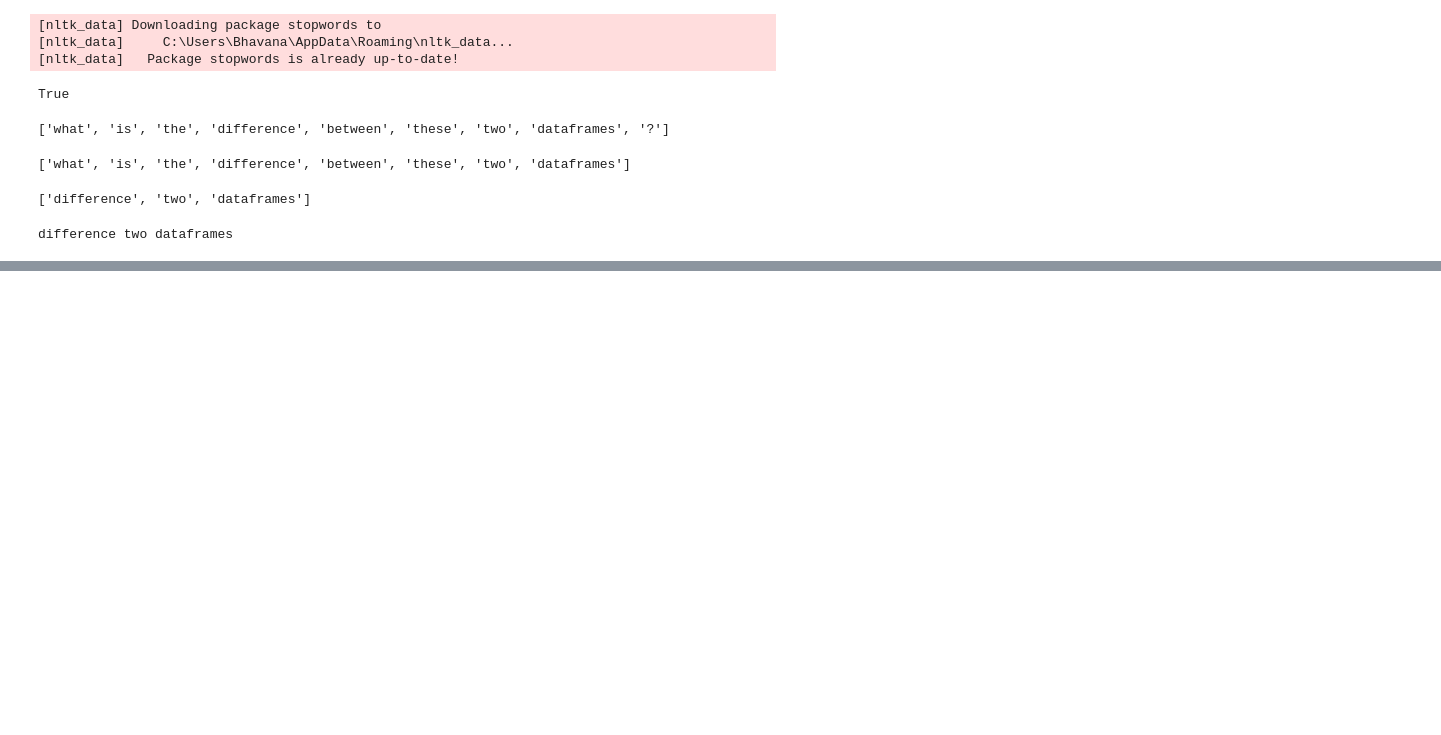
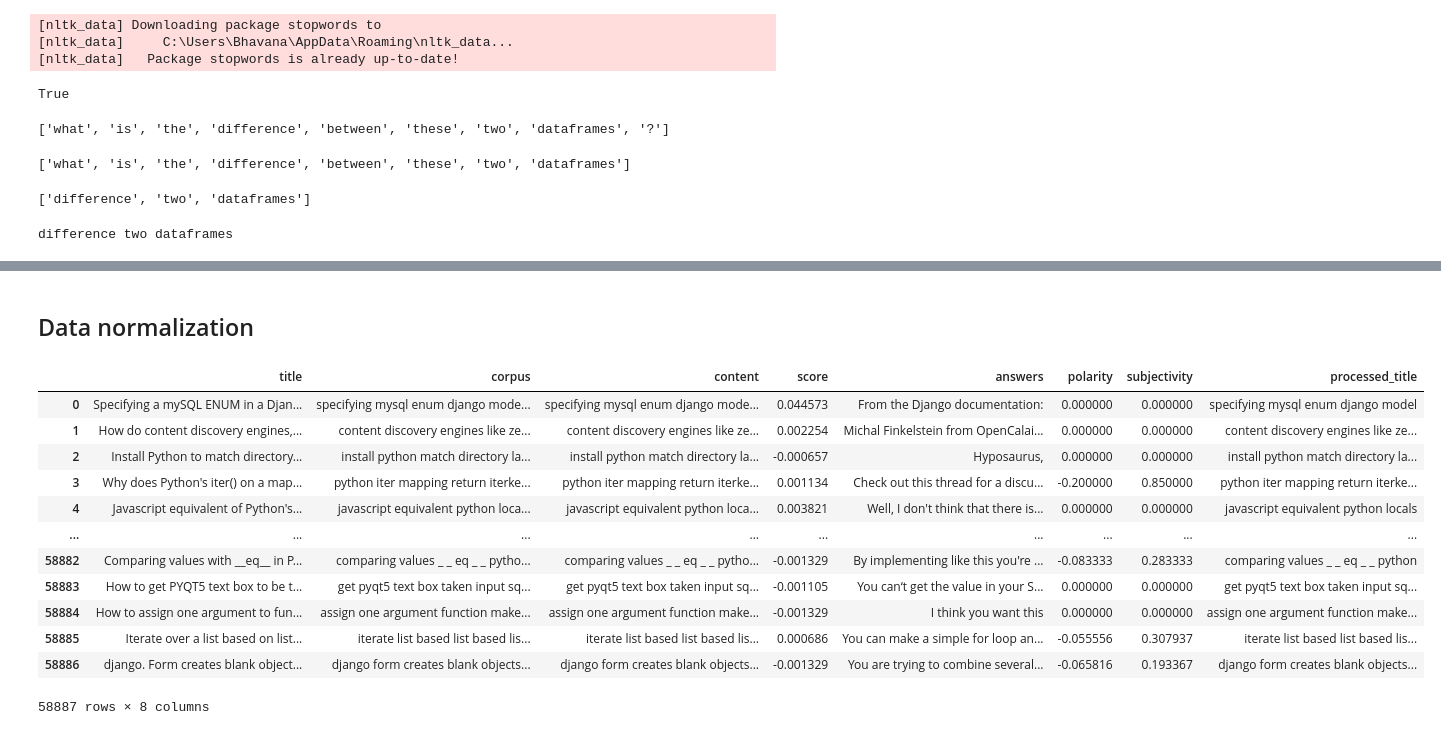
Before and after one commit to cs18b028/Shortify, a Jupyter notebook: process_data.ipynb, the cells around one changed output, grey strips where cells are left out. Saved outputs shown, nothing was run; the diff lists cells and outputs as text; code cells hidden in the pictures; blank space fills up the shorter version.

```diff
--- a/process_data.ipynb
+++ b/process_data.ipynb
@@ -11,6 +11,8 @@ import spacy
 <hr>
 # %%
 en = spacy.load('en_core_web_sm')
+
+#read data
 
 df1 = pd.read_csv('data/original_data1.csv')
 df2 = pd.read_csv('data/original_data2.csv')
@@ -19,6 +21,7 @@ df4 = pd.read_csv('data/original_data4.csv')
 df5 = pd.read_csv('data/original_data5.csv')
 
 df = df1.append([df2, df3, df4, df5]).iloc[:, 1:]
+df.reset_index(inplace=True, drop=True)
 df.head()
 # %% [output]
 |  | id | title | body | tags | answers | score |
@@ -104,0 +119,8 @@ difference two dataframes
+# %%
+aggregations = {
+    'answers' : lambda x : '\n'.join(x),
+    'score' : 'sum'
+}
+
+df_grouped = df.groupby(['id','title','body','tags'], as_index=False).agg(aggregations)
+dfm = pd.DataFrame(df_grouped)
@@ -104,0 +199,13 @@ difference two dataframes
+# %%
+dff = pd.DataFrame({
+    'title' : title_list,
+    'corpus' : corpus_list,
+    'content' : content_list,
+    'tags' : tag_list,
+    'score' : score_list,
+    'answers' : answer_list,
+    'polarity': sentiment_polarity_list,
+    'subjectivity':sentiment_subjectivity_list
+})
+
+dff.to_csv('data/feature_eng_data_model1.csv')
@@ -104,0 +226,32 @@ difference two dataframes
+# %% [markdown]
+##  Data normalization
+# %%
+import spacy
+import pandas as pd
+import numpy as np
+import swifter
+en = spacy.load('en_core_web_sm')
+
+dff.content = dff.content.swifter.apply(lambda x: process_text(x))
+dff.corpus = dff.corpus.swifter.apply(lambda x: process_text(x))
+dff['processed_title'] = dff.title.swifter.apply(lambda x: process_text(x))
+
+dff.score = (dff.score-dff.score.mean())/(dff.score.max()-dff.score.min())
+
+dff.drop(['answers'], axis=1)
+dff.drop(['content'], axis = 1)
+dff.drop(['tags'], axis=1)
+# %% [output]
+|  | title | corpus | content | score | answers | polarity | subjectivity | processed_title |
+| 0 | Specifying a mySQL ENUM in a Djan... | specifying mysql enum django mode... | specifying mysql enum django mode... | 0.044573 | From the Django documentation: | 0.000000 | 0.000000 | specifying mysql enum django model |
+| 1 | How do content discovery engines,... | content discovery engines like ze... | content discovery engines like ze... | 0.002254 | Michal Finkelstein from OpenCalai... | 0.000000 | 0.000000 | content discovery engines like ze... |
+| 2 | Install Python to match directory... | install python match directory la... | install python match directory la... | -0.000657 | Hyposaurus, | 0.000000 | 0.000000 | install python match directory la... |
+| 3 | Why does Python's iter() on a map... | python iter mapping return iterke... | python iter mapping return iterke... | 0.001134 | Check out this thread for a discu... | -0.200000 | 0.850000 | python iter mapping return iterke... |
+| 4 | Javascript equivalent of Python's... | javascript equivalent python loca... | javascript equivalent python loca... | 0.003821 | Well, I don't think that there is... | 0.000000 | 0.000000 | javascript equivalent python locals |
+| ... | ... | ... | ... | ... | ... | ... | ... | ... |
+| 58882 | Comparing values with __eq__ in P... | comparing values _ _ eq _ _ pytho... | comparing values _ _ eq _ _ pytho... | -0.001329 | By implementing like this you're ... | -0.083333 | 0.283333 | comparing values _ _ eq _ _ python |
+| 58883 | How to get PYQT5 text box to be t... | get pyqt5 text box taken input sq... | get pyqt5 text box taken input sq... | -0.001105 | You can‘t get the value in your S... | 0.000000 | 0.000000 | get pyqt5 text box taken input sq... |
+| 58884 | How to assign one argument to fun... | assign one argument function make... | assign one argument function make... | -0.001329 | I think you want this | 0.000000 | 0.000000 | assign one argument function make... |
+| 58885 | Iterate over a list based on list... | iterate list based list based lis... | iterate list based list based lis... | 0.000686 | You can make a simple for loop an... | -0.055556 | 0.307937 | iterate list based list based lis... |
+| 58886 | django. Form creates blank object... | django form creates blank objects... | django form creates blank objects... | -0.001329 | You are trying to combine several... | -0.065816 | 0.193367 | django form creates blank objects... |
+58887 rows × 8 columns
```
Also changed, not shown: parts of 11 cells of this notebook, 8 other files.
